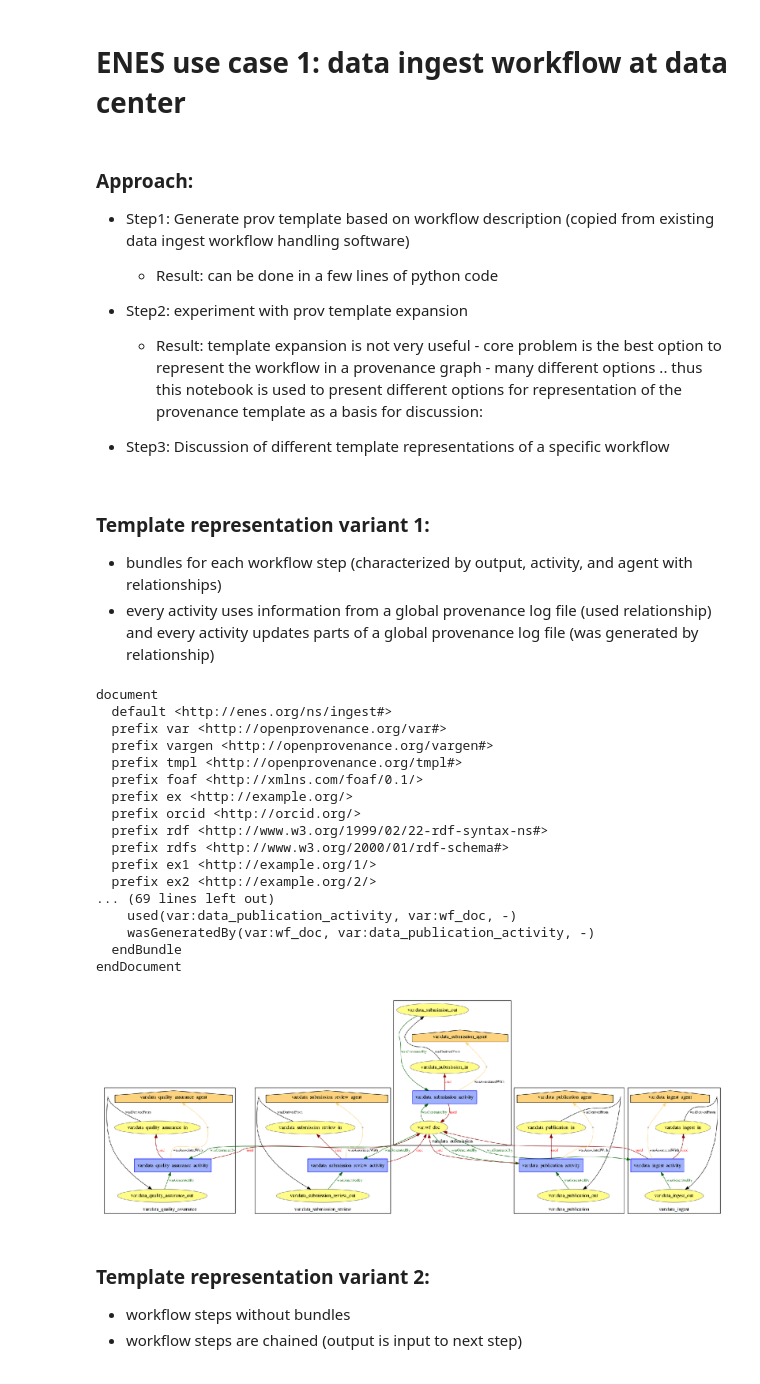
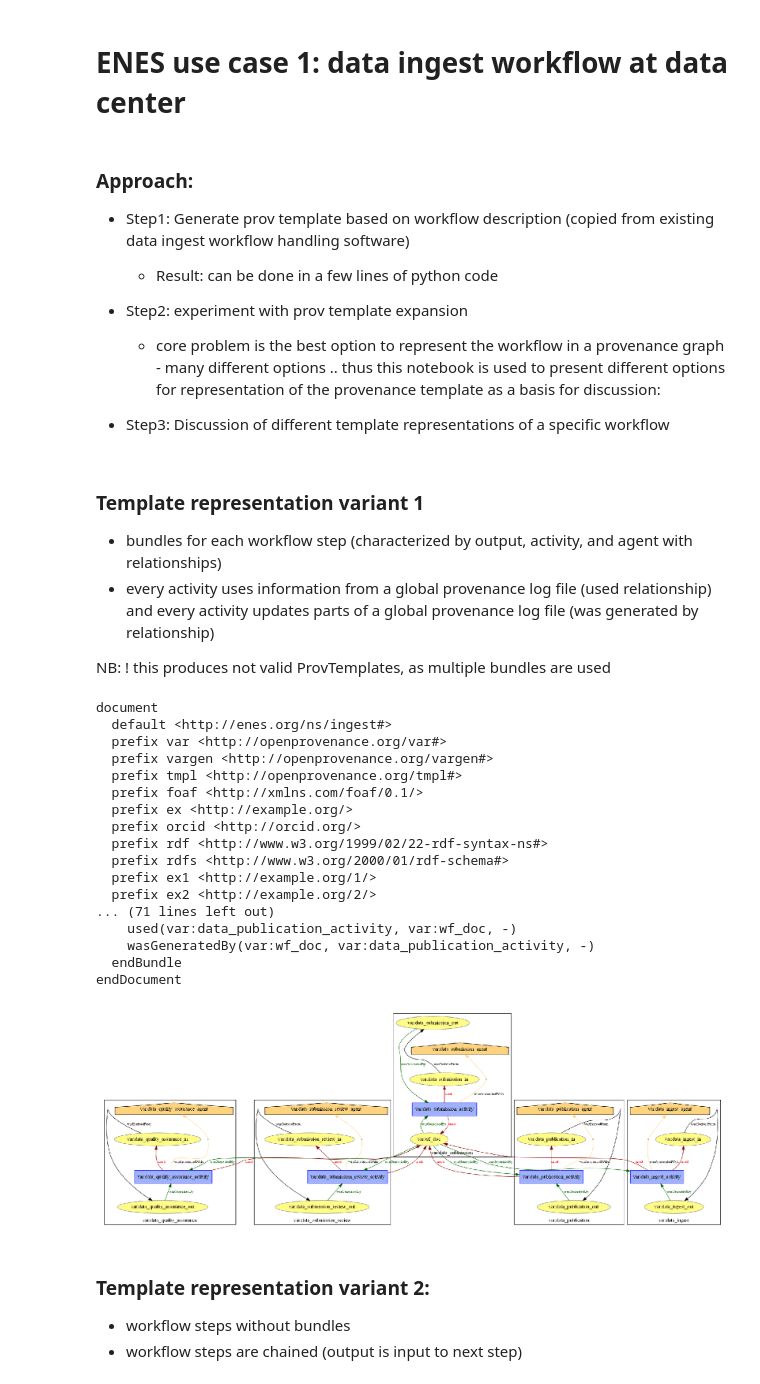
Before and after one commit to stephank16/enes_graph_use_case, a Jupyter notebook: prov_templates/Data_ingest_use_case_templates.ipynb, the cells around one changed output. Cells and saved outputs as stored; diff of their text form; code cells hidden in the pictures.

```diff
--- a/prov_templates/Data_ingest_use_case_templates.ipynb
+++ b/prov_templates/Data_ingest_use_case_templates.ipynb
@@ -8,7 +8,7 @@
    * Result: can be done in a few lines of python code
 
 * Step2: experiment with prov template expansion
-    * Result: template expansion is not very useful - core problem is the best option to
+    *  core problem is the best option to
         represent the workflow in a provenance graph - many different options ..
         thus this notebook is used to present different options for representation of
         the provenance template as a basis for discussion:
@@ -57,12 +57,15 @@ ns_dict = {
     'ex2': 'http://example.org/2/'
 }
 
-prov_doc1 = provconv.set_namespaces(ns_dict,prov.ProvDocument())
-prov_doc2 = provconv.set_namespaces(ns_dict,prov.ProvDocument())
-prov_doc3 = provconv.set_namespaces(ns_dict,prov.ProvDocument())
-prov_doc1.set_default_namespace('http://enes.org/ns/ingest#')
-prov_doc2.set_default_namespace('http://enes.org/ns/ingest#')
-prov_doc3.set_default_namespace('http://enes.org/ns/ingest#')
+prov_doc01 = provconv.set_namespaces(ns_dict,prov.ProvDocument())
+prov_doc02 = provconv.set_namespaces(ns_dict,prov.ProvDocument())
+prov_doc03 = provconv.set_namespaces(ns_dict,prov.ProvDocument())
+prov_doc1 = prov_doc01.bundle("var:data-ingest-wflow")
+prov_doc2 = prov_doc02.bundle("var:data-ingest-wflow")
+prov_doc3 = prov_doc03.bundle("var:data-ingest-wflow")
+prov_doc01.set_default_namespace('http://enes.org/ns/ingest#')
+prov_doc02.set_default_namespace('http://enes.org/ns/ingest#')
+prov_doc03.set_default_namespace('http://enes.org/ns/ingest#')
 
 
 def gen_bundles(workflow_dict,prov_doc):
@@ -133,15 +136,18 @@ def chain_hist_bundles(nodes,prov_doc):
         for (nbundle,out_node,agent,activity) in nodes:
             prov_doc.used(wf_activity,out_node)
 # %% [markdown]
-### Template representation variant 1:
+### Template representation variant 1
+
 * bundles for each workflow step
  (characterized by output, activity, and agent with relationships)
 * every activity uses information from a global provenance log file (used relationship)
   and every activity updates parts of a global provenance log file (was generated by relationship)
+
+NB: ! this produces not valid ProvTemplates, as multiple bundles are used
 # %%
 # generate prov_template options and print provn representation
-gen_bundles(workflow_dict,prov_doc1)
-print(prov_doc1.get_provn())
+gen_bundles(workflow_dict,prov_doc01)
+print(prov_doc01.get_provn())
 # %% [output]
 document
   default <http://enes.org/ns/ingest#>
@@ -155,16 +161,17 @@ document
   prefix rdfs <http://www.w3.org/2000/01/rdf-schema#>
   prefix ex1 <http://example.org/1/>
   prefix ex2 <http://example.org/2/>
-... (69 lines left out)
+... (71 lines left out)
     used(var:data_publication_activity, var:wf_doc, -)
     wasGeneratedBy(var:wf_doc, var:data_publication_activity, -)
   endBundle
 endDocument
 # %%
 %matplotlib  inline
-prov_doc1.plot()
+prov_doc01.plot()
+prov_doc01.serialize('data-ingest1.rdf',format='rdf')
 # %% [output]
-[figure, old version]
+[figure, new version]
 # %% [markdown]
 ### Template representation variant 2:
 * workflow steps without bundles
```
Also changed, not shown: parts of 5 cells of this notebook, 9 other files.
